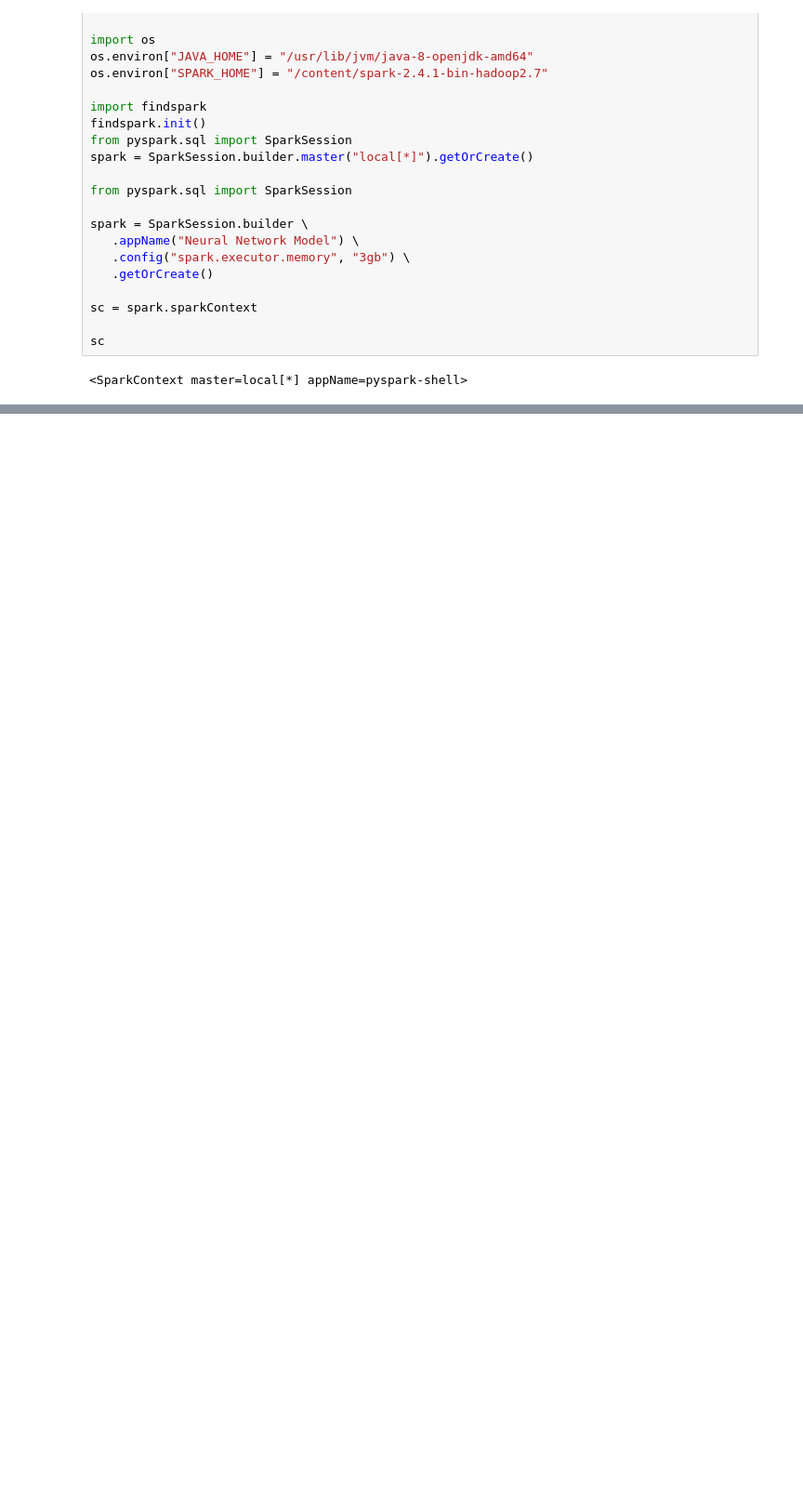
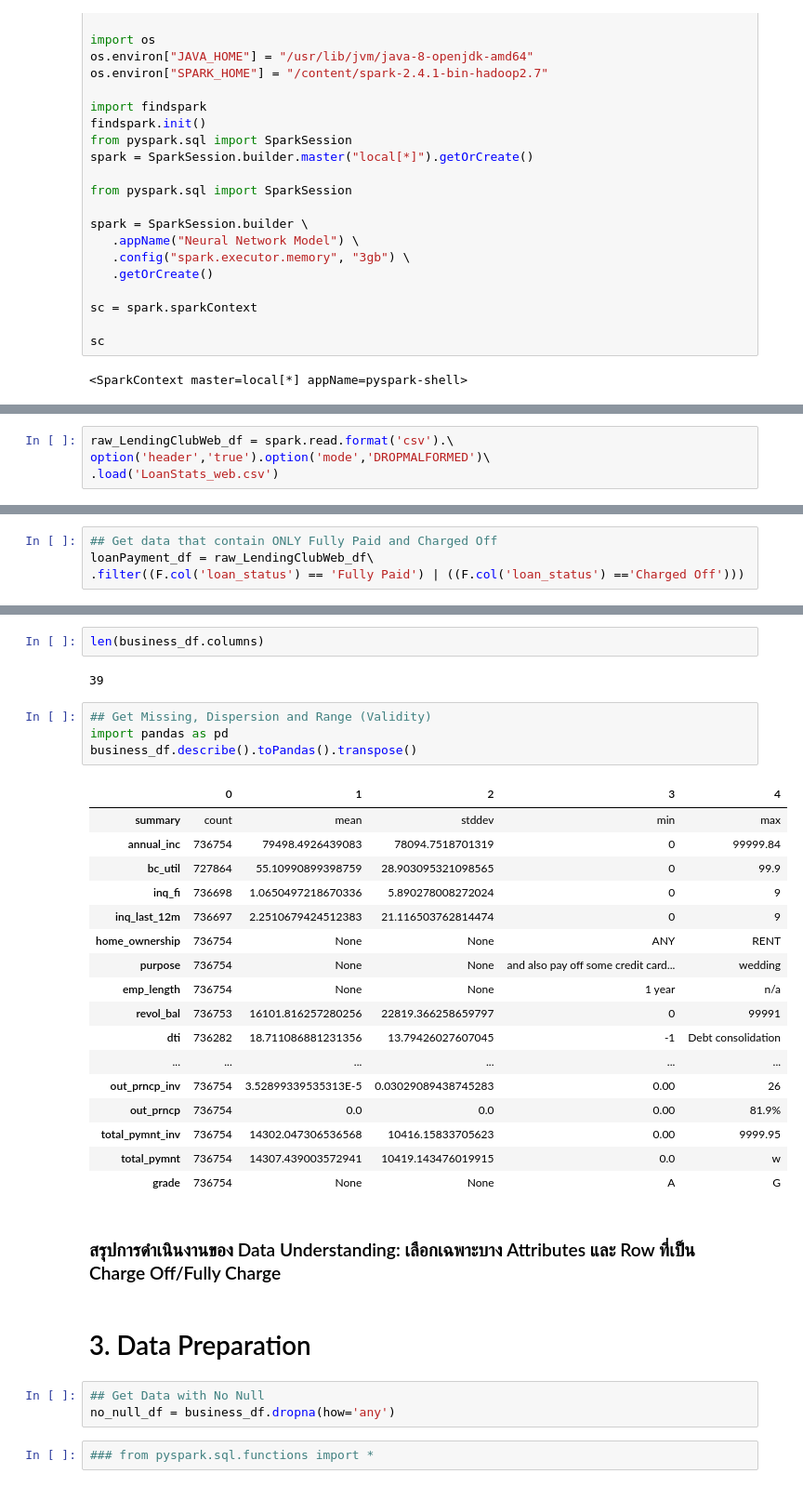
Before and after one commit to aekanun2020/2022-PySpark-from-Data-Eng.-to-Sci., a Jupyter notebook: _LAB_PredictionofArrivalDelay_PySpark_onColab.ipynb, the cells around one changed output, grey strips where cells are left out. Shown at 93% size. Cells and saved outputs as stored; diff of their text form; blank space fills up the shorter version.

```diff
--- a/_LAB_PredictionofArrivalDelay_PySpark_onColab.ipynb
+++ b/_LAB_PredictionofArrivalDelay_PySpark_onColab.ipynb
@@ -106,0 +71,4 @@ withColumn('ArrDelay',col('ArrDelay').\
+# %%
+raw_LendingClubWeb_df = spark.read.format('csv').\
+option('header','true').option('mode','DROPMALFORMED')\
+.load('LoanStats_web.csv')
@@ -106,0 +189,4 @@ withColumn('ArrDelay',col('ArrDelay').\
+# %%
+## Get data that contain ONLY Fully Paid and Charged Off
+loanPayment_df = raw_LendingClubWeb_df\
+.filter((F.col('loan_status') == 'Fully Paid') | ((F.col('loan_status') =='Charged Off')))
@@ -106,0 +249,35 @@ withColumn('ArrDelay',col('ArrDelay').\
+# %%
+len(business_df.columns)
+# %% [output]
+39
+# %%
+## Get Missing, Dispersion and Range (Validity)
+import pandas as pd
+business_df.describe().toPandas().transpose()
+# %% [output]
+|  | 0 | 1 | 2 | 3 | 4 |
+| summary | count | mean | stddev | min | max |
+| annual_inc | 736754 | 79498.4926439083 | 78094.7518701319 | 0 | 99999.84 |
+| bc_util | 727864 | 55.10990899398759 | 28.903095321098565 | 0 | 99.9 |
+| inq_fi | 736698 | 1.0650497218670336 | 5.890278008272024 | 0 | 9 |
+| inq_last_12m | 736697 | 2.2510679424512383 | 21.116503762814474 | 0 | 9 |
+| home_ownership | 736754 | None | None | ANY | RENT |
+| purpose | 736754 | None | None | and also pay off some credit card... | wedding |
+| emp_length | 736754 | None | None | 1 year | n/a |
+| revol_bal | 736753 | 16101.816257280256 | 22819.366258659797 | 0 | 99991 |
+| dti | 736282 | 18.711086881231356 | 13.79426027607045 | -1 | Debt consolidation |
+| ... | ... | ... | ... | ... | ... |
+| out_prncp_inv | 736754 | 3.52899339535313E-5 | 0.03029089438745283 | 0.00 | 26 |
+| out_prncp | 736754 | 0.0 | 0.0 | 0.00 | 81.9% |
+| total_pymnt_inv | 736754 | 14302.047306536568 | 10416.15833705623 | 0.00 | 9999.95 |
+| total_pymnt | 736754 | 14307.439003572941 | 10419.143476019915 | 0.0 | w |
+| grade | 736754 | None | None | A | G |
+# %% [markdown]
+### สรุปการดำเนินงานของ Data Understanding: เลือกเฉพาะบาง Attributes และ Row ที่เป็น Charge Off/Fully Charge
+# %% [markdown]
+# 3. Data Preparation
+# %%
+## Get Data with No Null
+no_null_df = business_df.dropna(how='any')
+# %%
+### from pyspark.sql.functions import *
```
Also changed, not shown: parts of 302 cells of this notebook.
